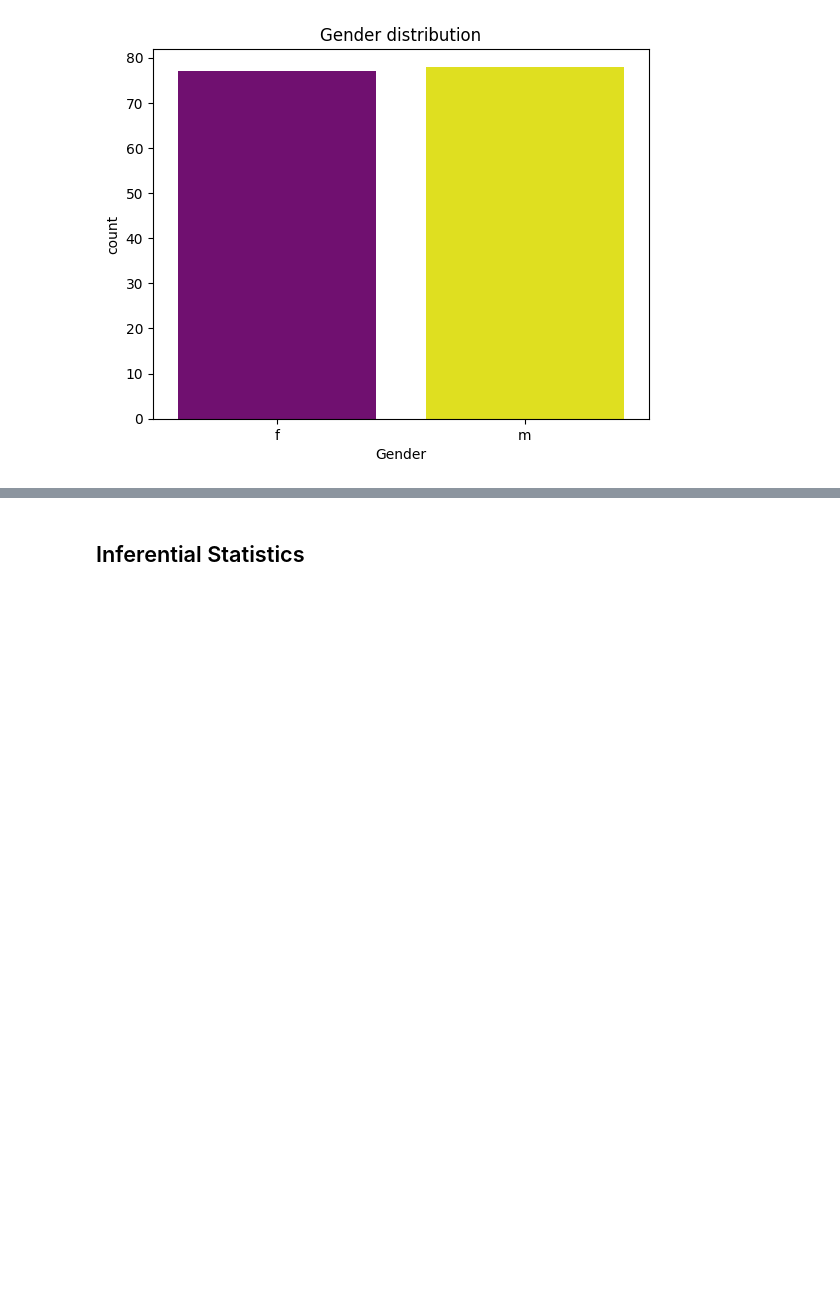
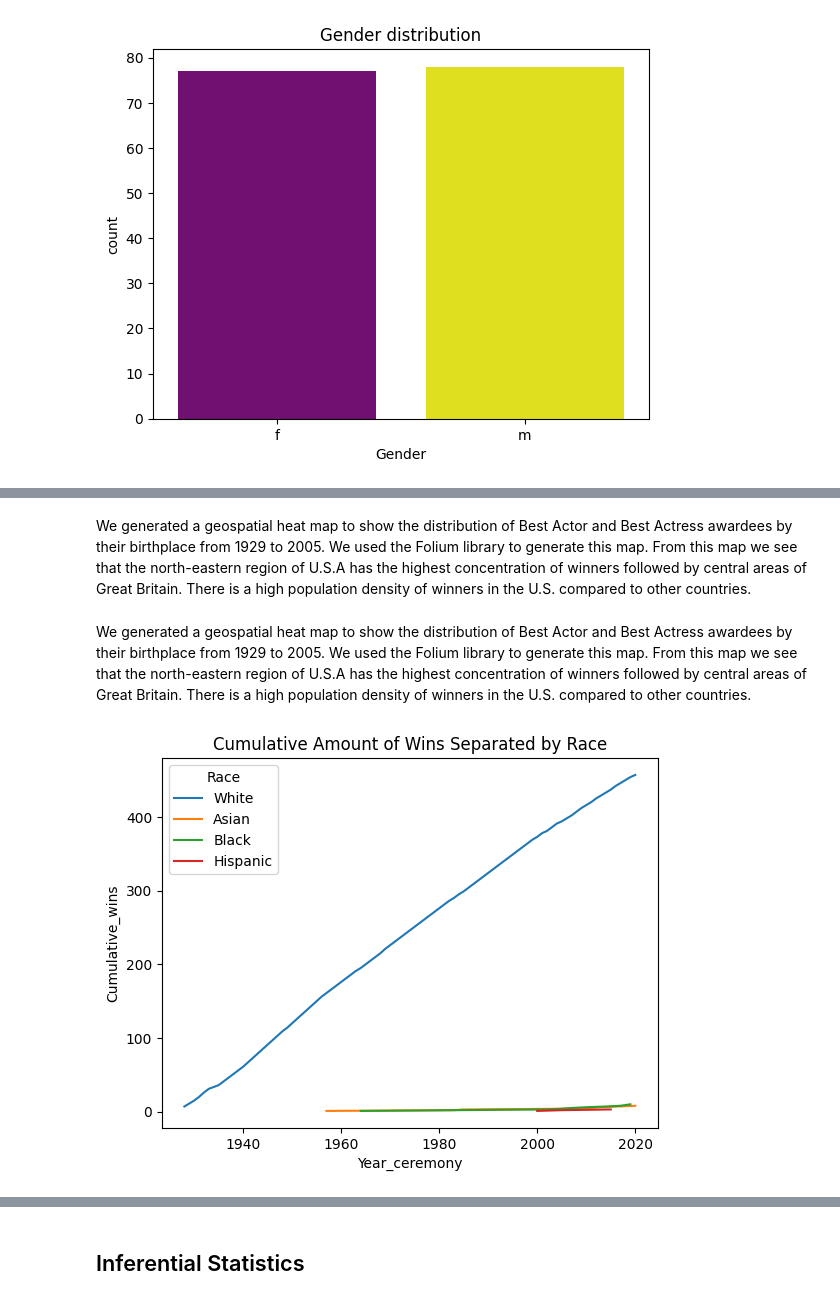
Before and after one commit to ki-kira/testcogs108, a Jupyter notebook: FinalProject_Group060_WI25.ipynb, the cells around one changed output, grey strips where cells are left out. Cells and saved outputs as stored; diff of their text form; code cells hidden in the pictures; blank space fills up the shorter version.

```diff
--- a/FinalProject_Group060_WI25.ipynb
+++ b/FinalProject_Group060_WI25.ipynb
@@ -250,0 +294,4 @@ Passing `palette` without assigning `hue` is deprecated and will be removed in v
+# %% [markdown]
+We generated a geospatial heat map to show the distribution of Best Actor and Best Actress awardees by their birthplace from 1929 to 2005. We used the Folium library to generate this map. From this map we see that the north-eastern region of U.S.A has the highest concentration of winners followed by central areas of Great Britain. There is a high population density of winners in the U.S. compared to other countries.
+# %% [markdown]
+We generated a geospatial heat map to show the distribution of Best Actor and Best Actress awardees by their birthplace from 1929 to 2005. We used the Folium library to generate this map. From this map we see that the north-eastern region of U.S.A has the highest concentration of winners followed by central areas of Great Britain. There is a high population density of winners in the U.S. compared to other countries.
@@ -250,0 +300,9 @@ Passing `palette` without assigning `hue` is deprecated and will be removed in v
+# %%
+#line plot of cumulative count of winners separated by race, over time
+winners = data1[data1['Winner'] == True];
+race_counts = winners.groupby(['Year_ceremony', 'Race']).size().reset_index(name='Count');
+race_counts['Cumulative_wins'] = race_counts.groupby('Race')['Count'].cumsum();
+sns.lineplot(data=race_counts, x='Year_ceremony', y='Cumulative_wins', hue='Race');
+plt.title("Cumulative Amount of Wins Separated by Race");
+# %% [output]
+[figure, added]
```
Also changed, not shown: parts of 18 cells of this notebook.
